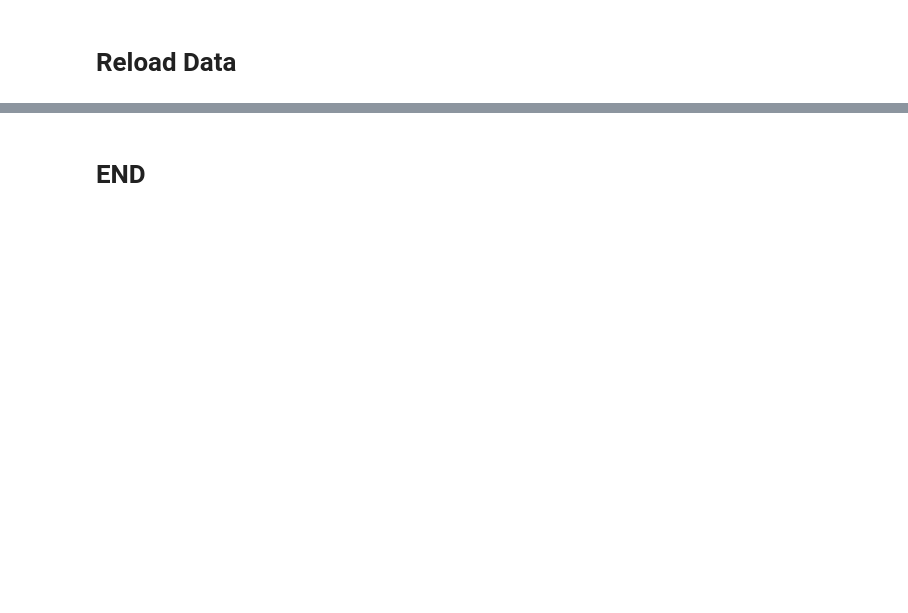
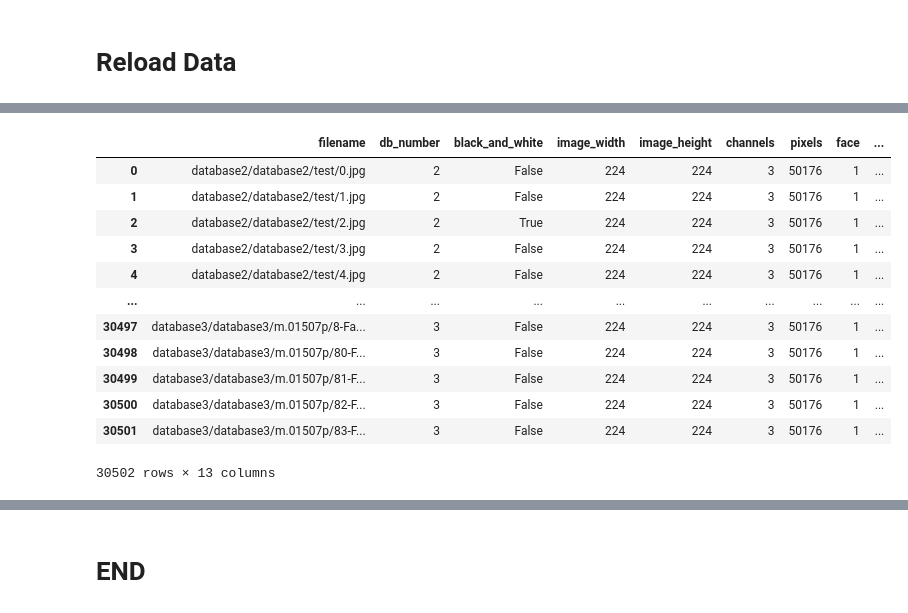
Before and after one commit to Mita-Data/Data_challenge_2.0, a Jupyter notebook: anaele_mediapipe_face_mesh.ipynb, the cells around one changed output, grey strips where cells are left out. Cells and saved outputs as stored; diff of their text form; code cells hidden in the pictures; blank space fills up the shorter version.

```diff
--- a/anaele_mediapipe_face_mesh.ipynb
+++ b/anaele_mediapipe_face_mesh.ipynb
@@ -555,14 +640,15 @@ df_train.head(-10)
 # %%
 # open face landmarks (keypoints) file
 n=0
-landmarks = 'mesh_keypoints/'+str(n)+'0_landmarkss.pkl'
-with open(landmarks, 'rb') as f:
-    landmarks = pickle.load(f)
-print(landmarks[0])
+landmarks_path = 'Data/Mediapipe/mesh_keypoints/'+str(n)+'_landmarks.pkl'
+print(landmarks_path)
+with open(landmarks_path, 'rb') as f:
+    landmarks_list = pickle.load(f)
+print('number fo landmarks',len(landmarks_list.landmark))
 
-# open result file and show photo with mask
-with open("Data/mask_dict.pkl", 'rb') as f:
-    mask_dict_ = pickle.load(f)
+# # open result file and show photo with mask
+# with open("Data/Mediapipe/mask_dict.pkl", 'rb') as f:
+#     mask_dict_ = pickle.load(f)
 
-# the masks are not being saved in a proper format
-mask_dict_.keys()
+# # the masks are not being saved in a proper format
+# mask_dict_.keys()
@@ -568,0 +661,4 @@ mask_dict_.keys()
+# %%
+df_test = pd.read_csv('Data/listes_training/data_100K/test_students.csv')
+df_test = df_test.dropna()
+df_test.head(-5)
@@ -568,0 +763,16 @@ mask_dict_.keys()
+# %%
+df_test.head(-5)
+# %% [output]
+|  | filename | db_number | black_and_white | image_width | image_height | channels | pixels | face | ... |
+| 0 | database2/database2/test/0.jpg | 2 | False | 224 | 224 | 3 | 50176 | 1 | ... |
+| 1 | database2/database2/test/1.jpg | 2 | False | 224 | 224 | 3 | 50176 | 1 | ... |
+| 2 | database2/database2/test/2.jpg | 2 | True | 224 | 224 | 3 | 50176 | 1 | ... |
+| 3 | database2/database2/test/3.jpg | 2 | False | 224 | 224 | 3 | 50176 | 1 | ... |
+| 4 | database2/database2/test/4.jpg | 2 | False | 224 | 224 | 3 | 50176 | 1 | ... |
+| ... | ... | ... | ... | ... | ... | ... | ... | ... | ... |
+| 30497 | database3/database3/m.01507p/8-Fa... | 3 | False | 224 | 224 | 3 | 50176 | 1 | ... |
+| 30498 | database3/database3/m.01507p/80-F... | 3 | False | 224 | 224 | 3 | 50176 | 1 | ... |
+| 30499 | database3/database3/m.01507p/81-F... | 3 | False | 224 | 224 | 3 | 50176 | 1 | ... |
+| 30500 | database3/database3/m.01507p/82-F... | 3 | False | 224 | 224 | 3 | 50176 | 1 | ... |
+| 30501 | database3/database3/m.01507p/83-F... | 3 | False | 224 | 224 | 3 | 50176 | 1 | ... |
+30502 rows × 13 columns
```
Also changed, not shown: parts of 37 cells of this notebook, 2 other files.
